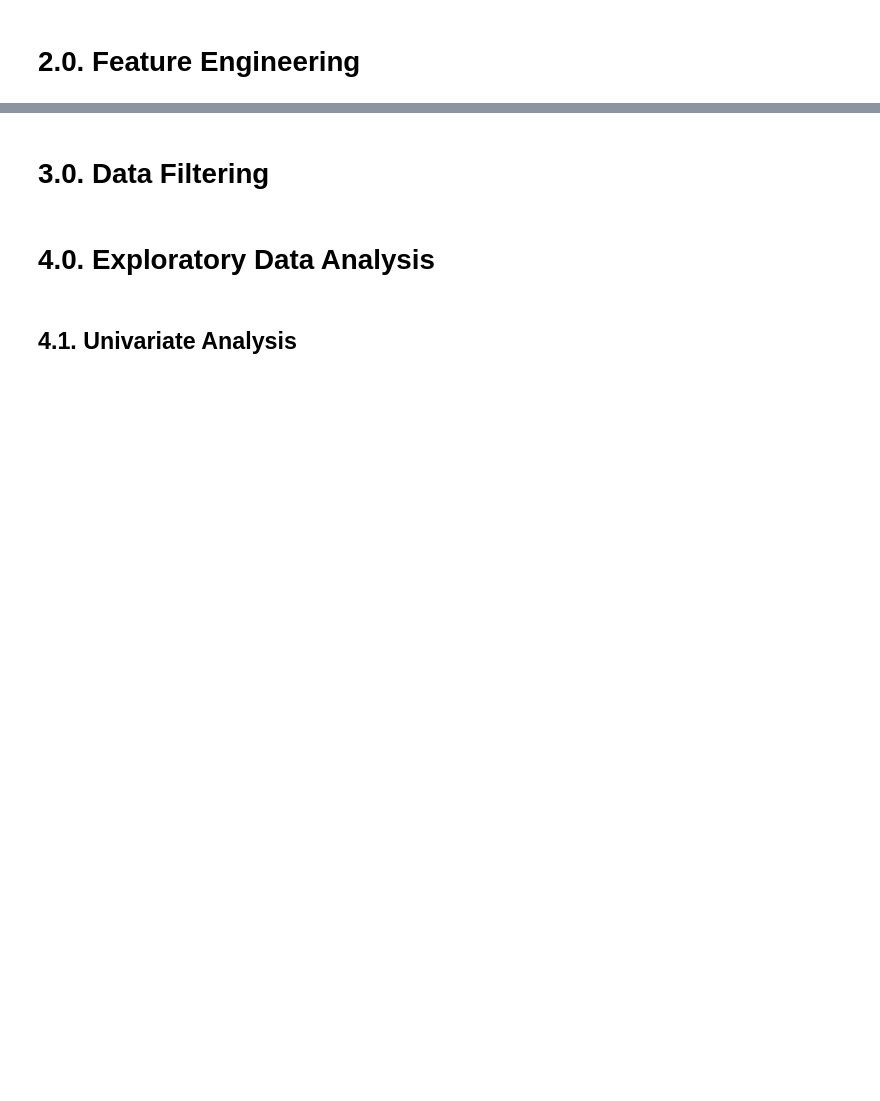
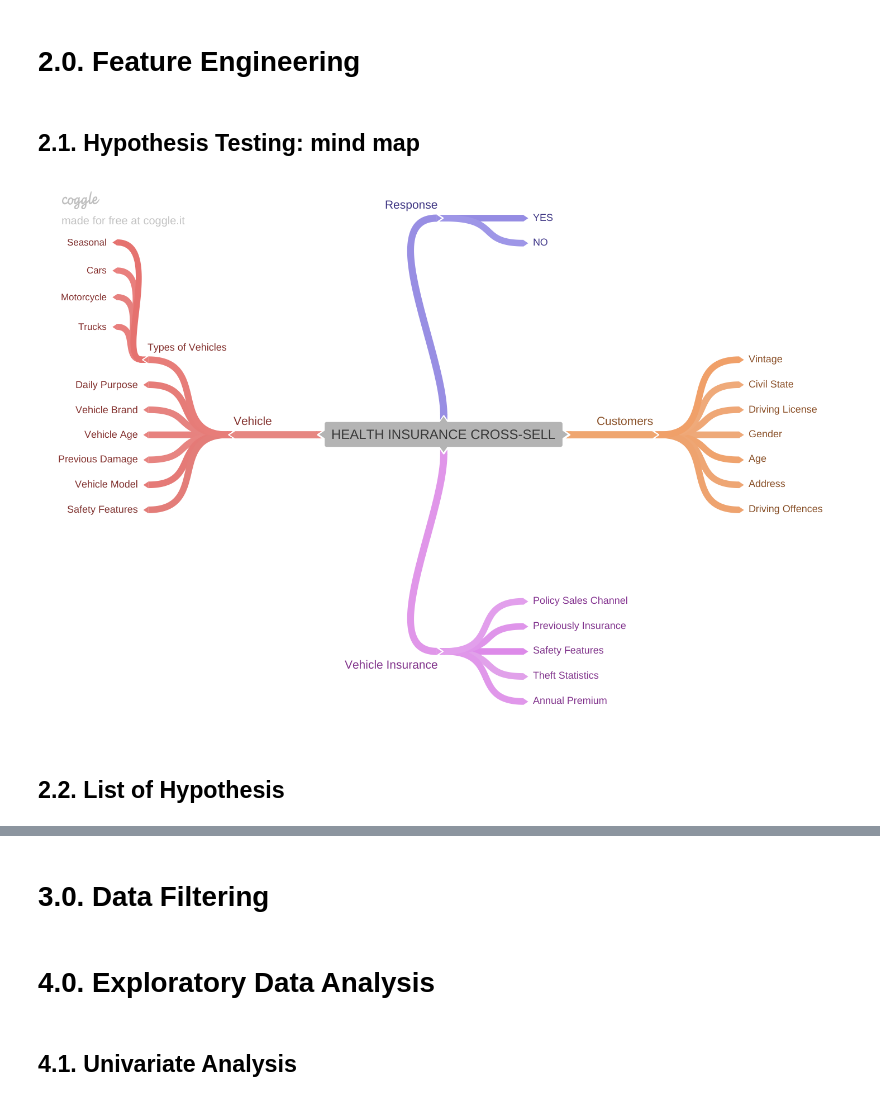
Before and after one commit to pgdemiranda/health_insurance-cs, a Jupyter notebook: notebooks/1.0.pgdm.health_insurance_cs.ipynb, the cells around one changed output, grey strips where cells are left out. Cells and saved outputs as stored; diff of their text form; code cells hidden in the pictures; blank space fills up the shorter version.

Commit message:
README.md updated and images was added

```diff
--- a/notebooks/1.0.pgdm.health_insurance_cs.ipynb
+++ b/notebooks/1.0.pgdm.health_insurance_cs.ipynb
@@ -138,3 +167,11 @@ con
 # 2.0. Feature Engineering
 # %%
 df2 = df1.copy()
+# %% [markdown]
+## 2.1. Hypothesis Testing: mind map
+# %%
+Image('../reports/figures/MM.png')
+# %% [output]
+[figure, added]
+# %% [markdown]
+## 2.2. List of Hypothesis
```
Also changed, not shown: parts of 39 cells of this notebook, 2 other files.
